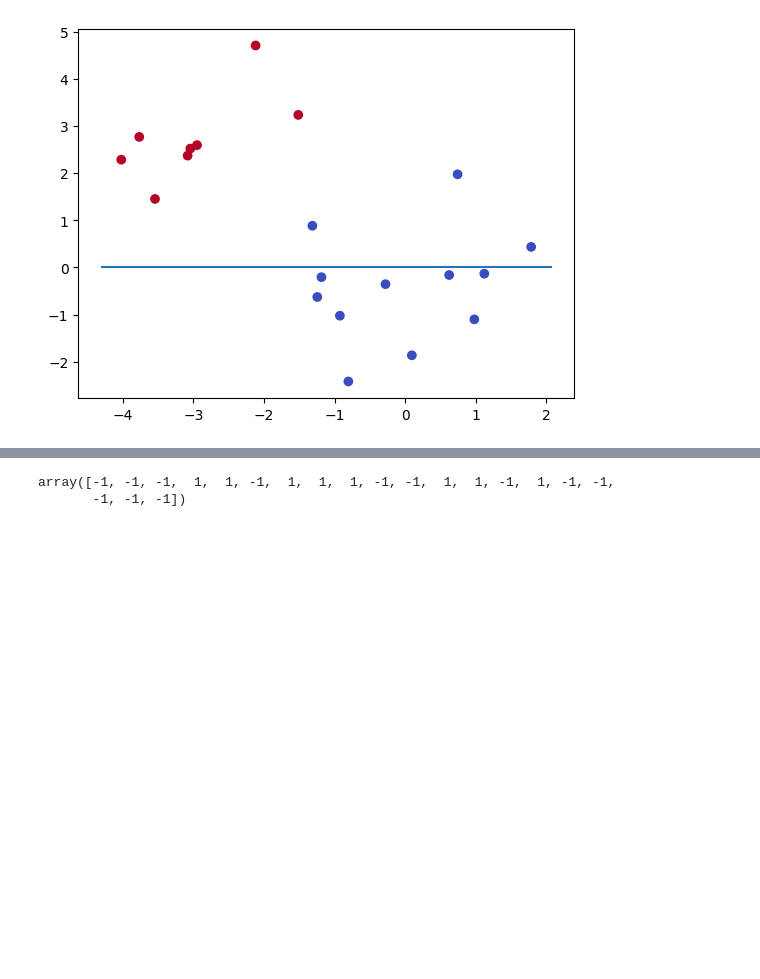
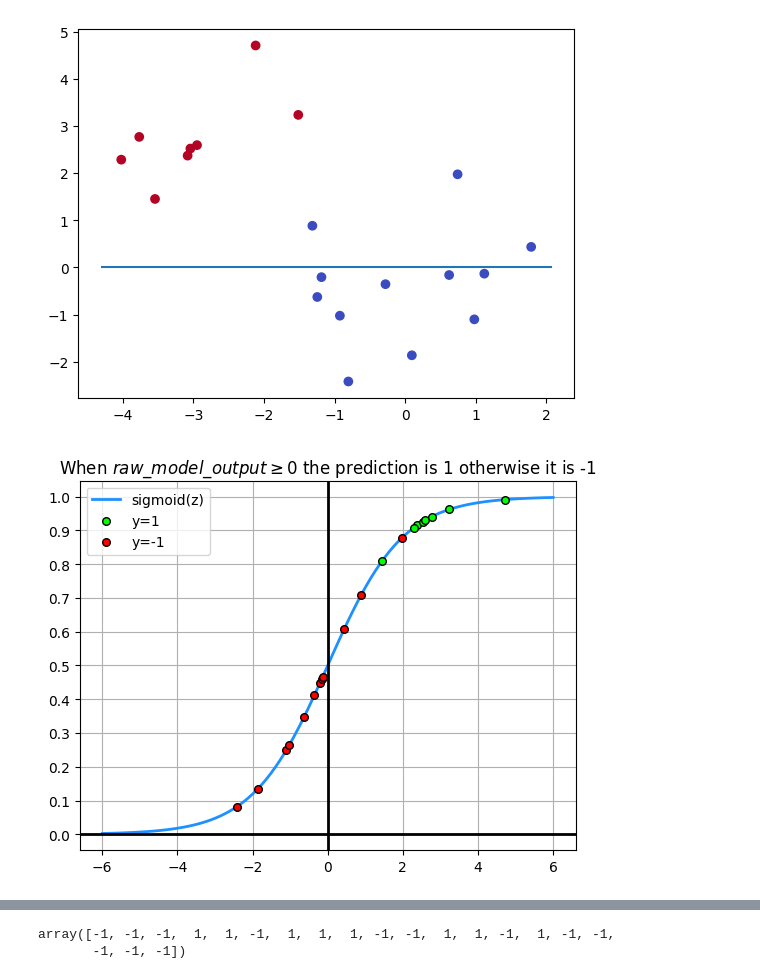
Before and after one commit to PaulToronto/DataCamp-Track---Machine-Learning-Scientist-in-Python, a Jupyter notebook: 5_2_Linear_Classifiers_in_Python_Loss_functions.ipynb, the cells around one changed output, grey strips where cells are left out. Drawn from its saved outputs; the diff is of its cells as text; code cells hidden in the pictures; blank space fills up the shorter version.

```diff
--- a/5_2_Linear_Classifiers_in_Python_Loss_functions.ipynb
+++ b/5_2_Linear_Classifiers_in_Python_Loss_functions.ipynb
@@ -186,6 +211,23 @@ plt.hlines(0, xmin=plt.xlim()[0], xmax=plt.xlim()[1])
 plt.show()
 # %% [output]
 [figure]
+# %%
+z = np.linspace(-6, 6, 100)
+sig = lambda z:  1 / (1 + np.exp(-z))
+
+plt.title('When $raw\_model\_output \geq 0$ the prediction is 1 otherwise it is -1')
+plt.plot(z, sig(z), c='dodgerblue', linewidth=2, label='sigmoid(z)')
+plt.scatter(raw_model_output[y == 1], sig(raw_model_output[y == 1]), c='lime', s=30, edgecolor='k', label='y=1', zorder=100)
+plt.scatter(raw_model_output[y == -1], sig(raw_model_output[y == -1]), c='red', s=30, edgecolor='k', label='y=-1', zorder=101)
+
+plt.axvline(0, 0, 1, linewidth=2, c='k')
+plt.axhline(0, -3, 3, linewidth=2, c='k')
+
+plt.yticks(np.linspace(0, 1, 11))
+plt.legend()
+plt.grid()
+# %% [output]
+[figure, added]
 # %%
 # we can see in the above graph that there
 #. are 3 points on the wrong side of the
```
Also changed, not shown: parts of 49 cells of this notebook.
